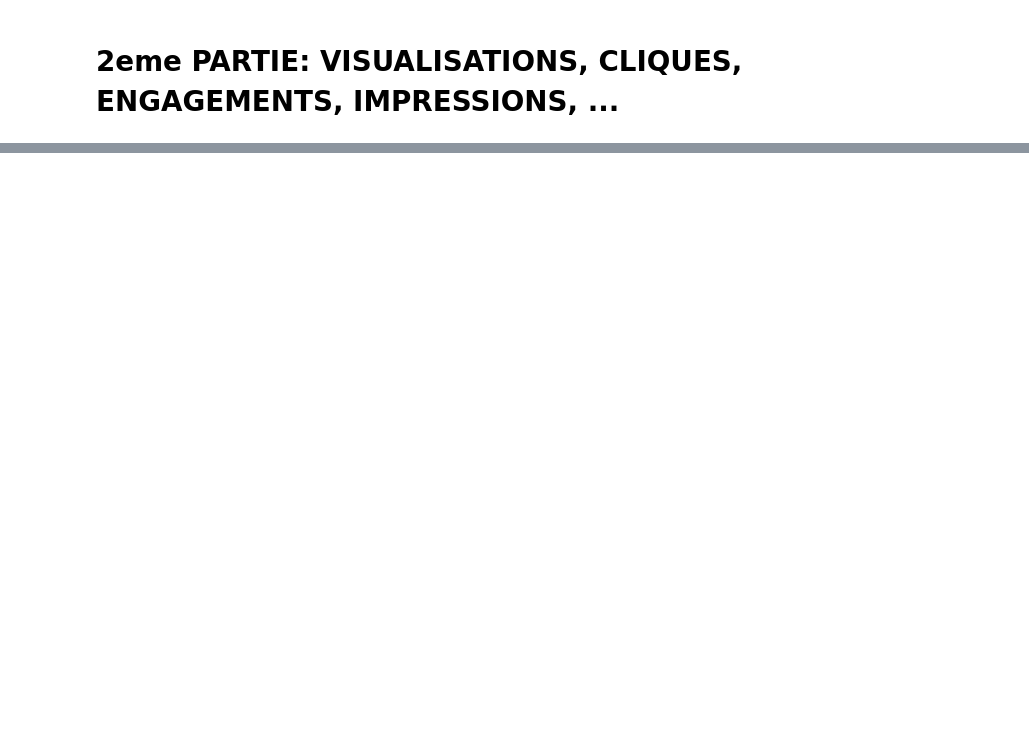
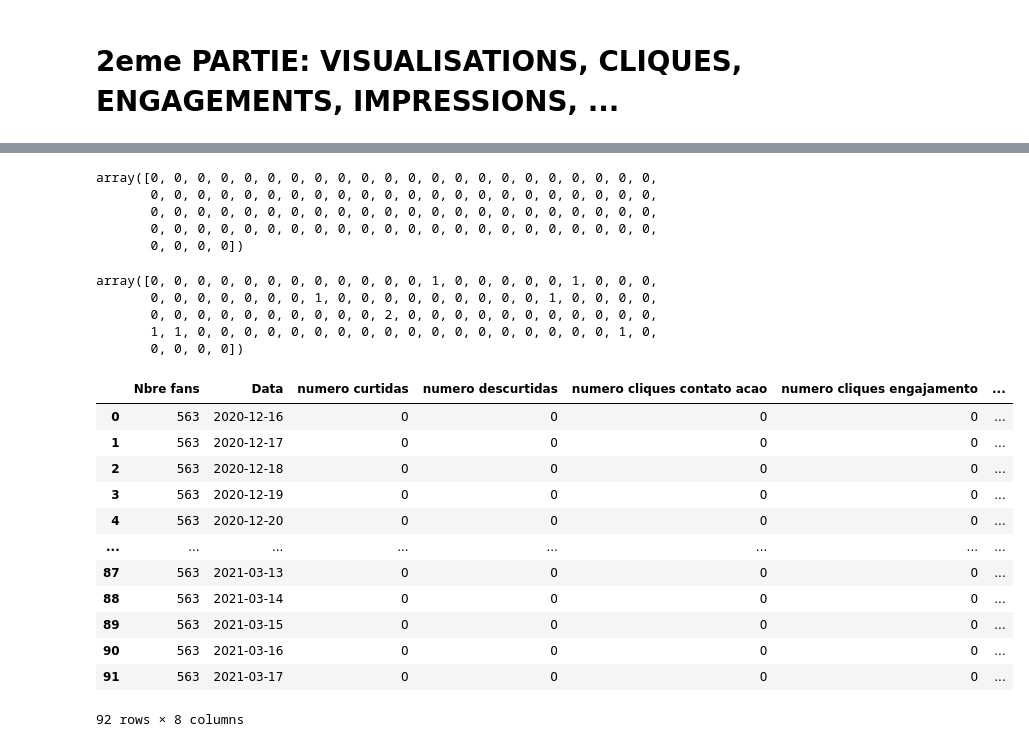
Before and after one commit to FelixEbenezer/Facebook_Analyse-et-extraction-de-donnees, a Jupyter notebook: Facebook_extract_analyse.ipynb, the cells around one changed output, grey strips where cells are left out. Cells and saved outputs as stored; diff of their text form; code cells hidden in the pictures; blank space fills up the shorter version.

```diff
--- a/Facebook_extract_analyse.ipynb
+++ b/Facebook_extract_analyse.ipynb
@@ -887,0 +1283,4 @@ grafico.show()
+# %%
+hora_dia = graph_id2.get_connections(id=page_id2, connection_name='insights', metric='page_fans_online',
+                                 since = '2020-12-14', until = '2021-03-17')
+hora_dia
@@ -887,0 +1305,9 @@ grafico.show()
+# %%
+visualizacao_hora = {}
+for i in hora_dia['data'][0]['values']:
+  if i['value']:
+    for k, v in i['value'].items():
+      if k in visualizacao_hora:
+        visualizacao_hora[k] += v
+      else:
+        visualizacao_hora[k] = v
@@ -887,0 +1364,5 @@ grafico.show()
+# %%
+curtidas_pagas_nao_pagas = graph_id2.get_connections(id=page_id2, connection_name='insights',
+                                                 metric='page_fan_adds_by_paid_non_paid_unique',
+                                                 since='2020-12-14', until='2021-03-17')
+curtidas_pagas_nao_pagas
@@ -887,0 +1387,43 @@ grafico.show()
+# %%
+curtidas_pagas = []
+curtidas_nao_pagas = []
+for i in curtidas_pagas_nao_pagas['data'][0]['values']:
+  #print(i, i['value']['paid'], i['value']['unpaid'])
+  curtidas_pagas.append(i['value']['paid'])
+  curtidas_nao_pagas.append(i['value']['unpaid'])
+curtidas_pagas = np.array(curtidas_pagas)
+curtidas_nao_pagas = np.array(curtidas_nao_pagas)
+# %%
+curtidas_pagas
+# %% [output]
+array([0, 0, 0, 0, 0, 0, 0, 0, 0, 0, 0, 0, 0, 0, 0, 0, 0, 0, 0, 0, 0, 0,
+       0, 0, 0, 0, 0, 0, 0, 0, 0, 0, 0, 0, 0, 0, 0, 0, 0, 0, 0, 0, 0, 0,
+       0, 0, 0, 0, 0, 0, 0, 0, 0, 0, 0, 0, 0, 0, 0, 0, 0, 0, 0, 0, 0, 0,
+       0, 0, 0, 0, 0, 0, 0, 0, 0, 0, 0, 0, 0, 0, 0, 0, 0, 0, 0, 0, 0, 0,
+       0, 0, 0, 0])
+# %%
+curtidas_nao_pagas
+# %% [output]
+array([0, 0, 0, 0, 0, 0, 0, 0, 0, 0, 0, 0, 1, 0, 0, 0, 0, 0, 1, 0, 0, 0,
+       0, 0, 0, 0, 0, 0, 0, 1, 0, 0, 0, 0, 0, 0, 0, 0, 0, 1, 0, 0, 0, 0,
+       0, 0, 0, 0, 0, 0, 0, 0, 0, 0, 2, 0, 0, 0, 0, 0, 0, 0, 0, 0, 0, 0,
+       1, 1, 0, 0, 0, 0, 0, 0, 0, 0, 0, 0, 0, 0, 0, 0, 0, 0, 0, 0, 1, 0,
+       0, 0, 0, 0])
+# %%
+df['curtidas pagas'] = curtidas_pagas
+df['curtidas nao pagas'] = curtidas_nao_pagas
+df
+# %% [output]
+|  | Nbre fans | Data | numero curtidas | numero descurtidas | numero cliques contato acao | numero cliques engajamento | ... |
+| 0 | 563 | 2020-12-16 | 0 | 0 | 0 | 0 | ... |
+| 1 | 563 | 2020-12-17 | 0 | 0 | 0 | 0 | ... |
+| 2 | 563 | 2020-12-18 | 0 | 0 | 0 | 0 | ... |
+| 3 | 563 | 2020-12-19 | 0 | 0 | 0 | 0 | ... |
+| 4 | 563 | 2020-12-20 | 0 | 0 | 0 | 0 | ... |
+| ... | ... | ... | ... | ... | ... | ... | ... |
+| 87 | 563 | 2021-03-13 | 0 | 0 | 0 | 0 | ... |
+| 88 | 563 | 2021-03-14 | 0 | 0 | 0 | 0 | ... |
+| 89 | 563 | 2021-03-15 | 0 | 0 | 0 | 0 | ... |
+| 90 | 563 | 2021-03-16 | 0 | 0 | 0 | 0 | ... |
+| 91 | 563 | 2021-03-17 | 0 | 0 | 0 | 0 | ... |
+92 rows × 8 columns
```
Also changed, not shown: parts of 256 cells of this notebook.
